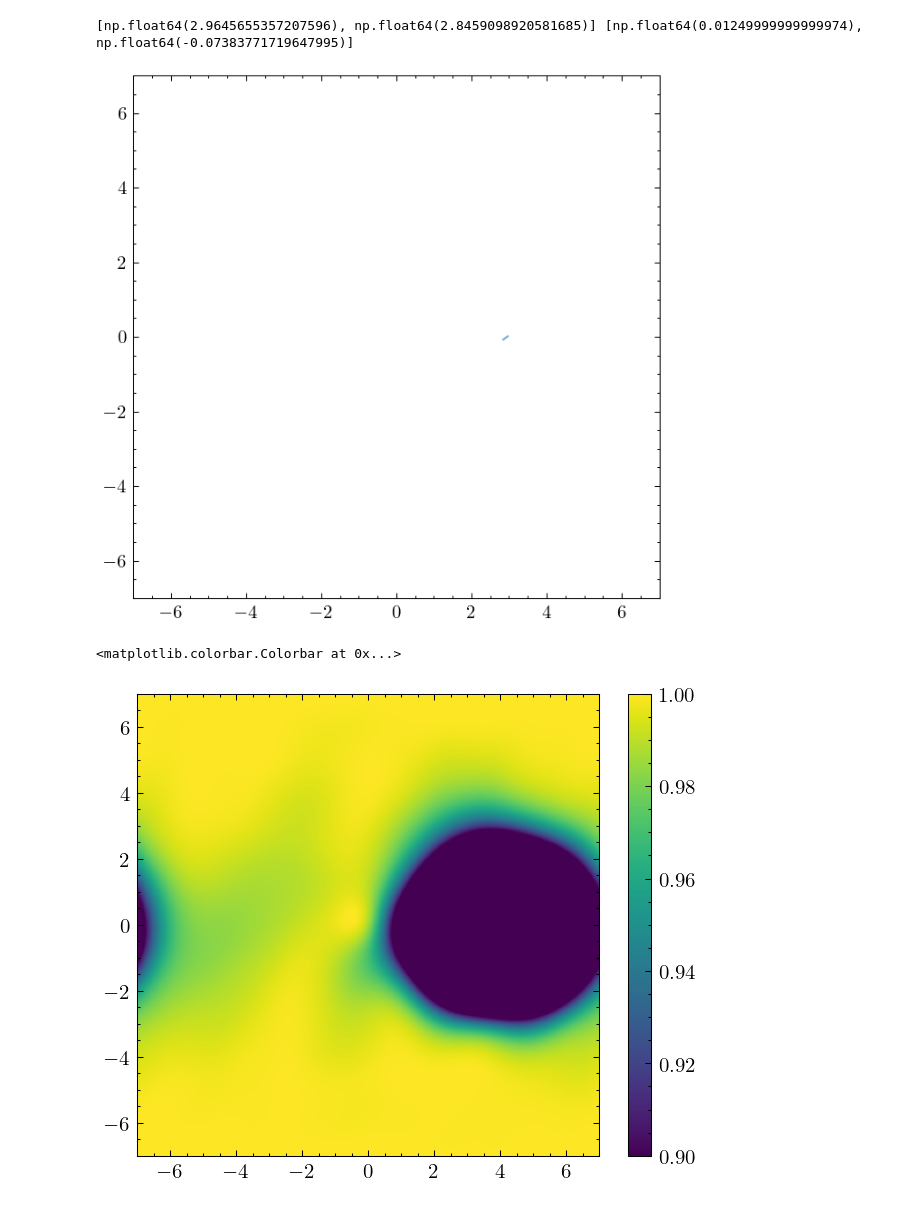
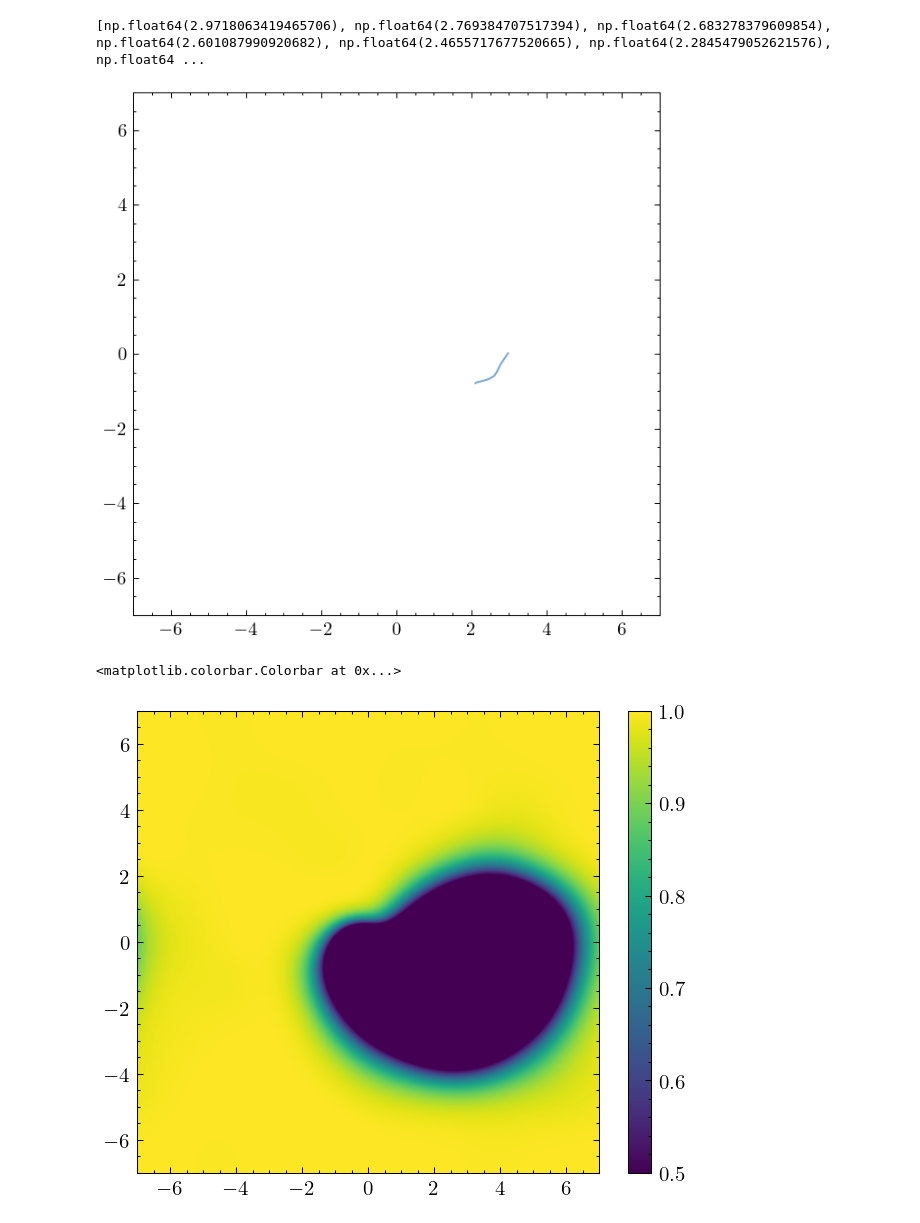
Before and after one commit to nazar-si/skyrmion-v2, a Jupyter notebook: trajectory.ipynb, the cells around one changed output. Drawn from its saved outputs; the diff is of its cells as text; code cells hidden in the pictures.

Commit message:
chore: new experiments

```diff
--- a/trajectory.ipynb
+++ b/trajectory.ipynb
@@ -8,8 +8,10 @@ from scripts.scientific import apply
 import matplotlib.pyplot as plt
 apply()
 # %%
+# path = os.path.join("./01-repulsion/skyrmion_system")
+# runs = sorted([os.path.join(path, d) for d in os.listdir(path) if d.startswith("drive-")])[5:]
 path = os.path.join("./02-attraction/skyrmion_system")
-runs = sorted([os.path.join(path, d) for d in os.listdir(path) if d.startswith("drive-")])[:]
+runs = sorted([os.path.join(path, d) for d in os.listdir(path) if d.startswith("drive-")])[1:]
 data = [read_dir(run) for run in runs]
 experiments = [Experiment.load(run) for run in runs]
 # %%
@@ -52,12 +54,13 @@ plt.ylim([-7,7])
 
 print(xs, ys)
 # %% [output]
-[np.float64(2.9645655357207596), np.float64(2.8459098920581685)] [np.float64(0.01249999999999974), np.float64(-0.07383771719647995)]
+[np.float64(2.9718063419465706), np.float64(2.769384707517394), np.float64(2.683278379609854), np.float64(2.601087990920682), np.float64(2.4655717677520665), np.float64(2.2845479052621576), np.float64 ...
-[figure, old version]
+[figure, new version]
 # %%
-plt.imshow(data[-1][1,:,:,2], extent=([-7, 7, -7, 7]), vmin=0.9, vmax=1)
+exp = experiments[0]
+plt.imshow(data[-1][5,:,:,2], extent=([-exp.width, exp.width, -exp.height, exp.height]), vmin=0.5, vmax=1)
 plt.colorbar()
 # plt.plot(*ts[1])
 # %% [output]
 <matplotlib.colorbar.Colorbar at 0x...>
-[figure, old version]
+[figure, new version]
```
Also changed, not shown: 14 other files.
